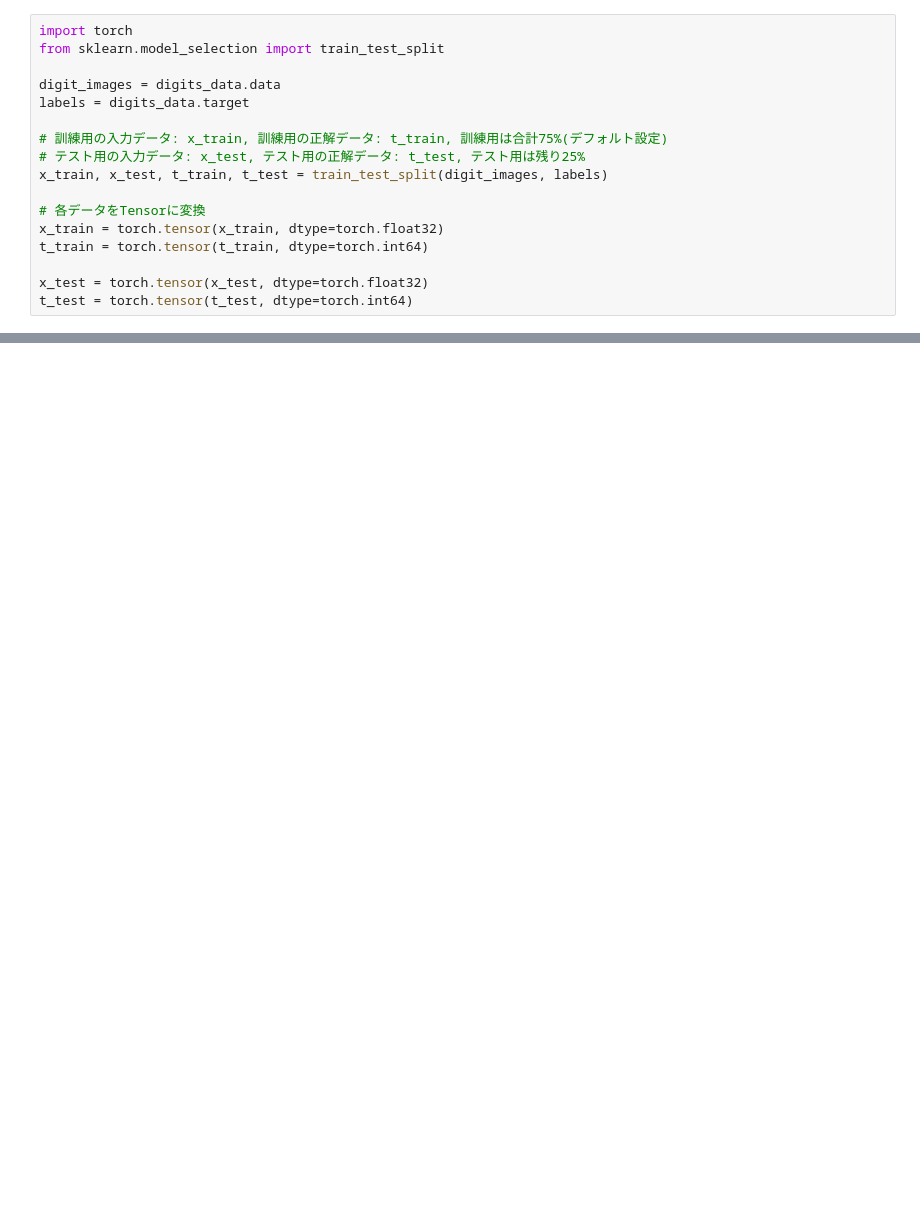
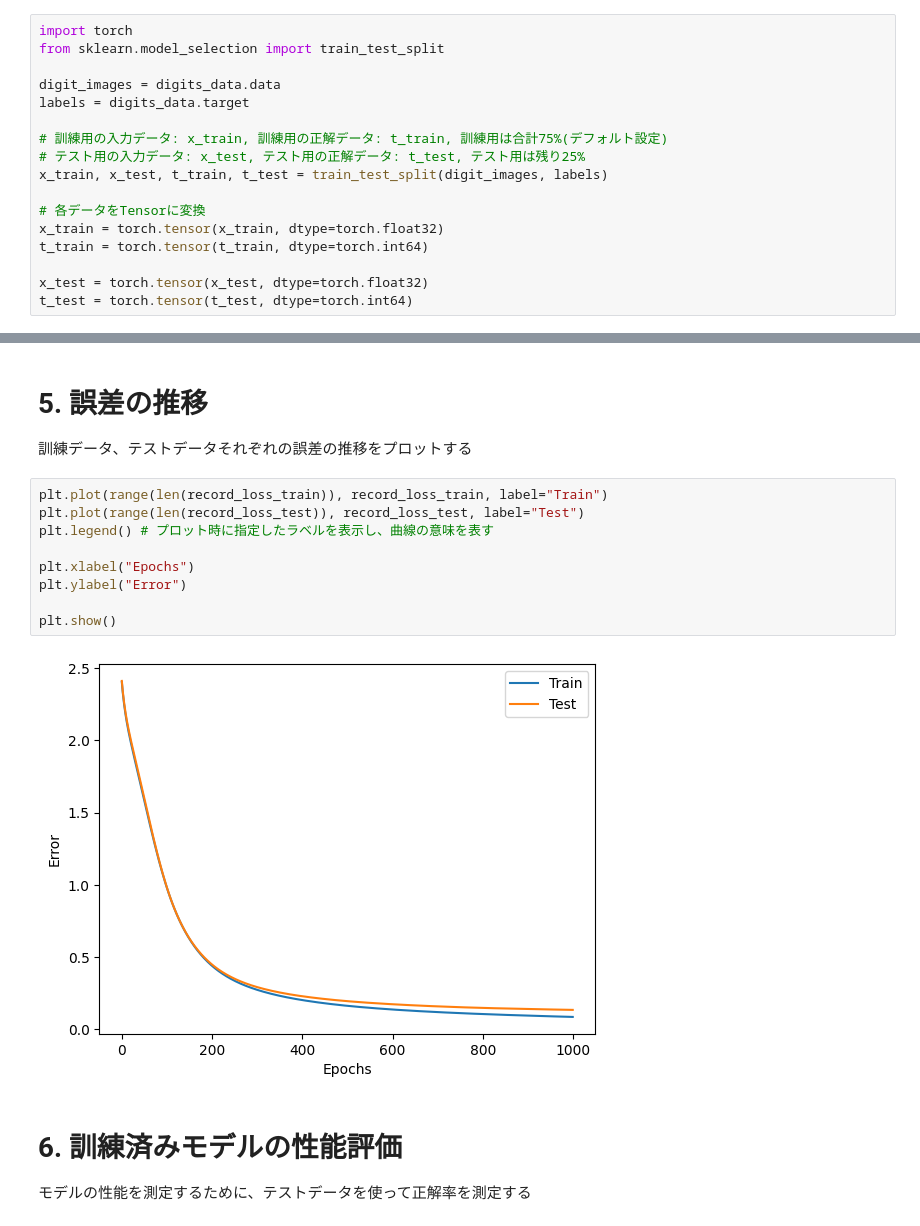
Before and after one commit to gusti-amber/udemy_pytorch, a Jupyter notebook: lecture/lec2_simple_dl.ipynb, the cells around one changed output, grey strips where cells are left out. Saved outputs shown, nothing was run; the diff lists cells and outputs as text; blank space fills up the shorter version.

```diff
--- a/lecture/lec2_simple_dl.ipynb
+++ b/lecture/lec2_simple_dl.ipynb
@@ -67,0 +127,17 @@ Sequential(
+# %% [markdown]
+# 5. 誤差の推移
+訓練データ、テストデータそれぞれの誤差の推移をプロットする
+# %%
+plt.plot(range(len(record_loss_train)), record_loss_train, label="Train")
+plt.plot(range(len(record_loss_test)), record_loss_test, label="Test")
+plt.legend() # プロット時に指定したラベルを表示し、曲線の意味を表す
+
+plt.xlabel("Epochs")
+plt.ylabel("Error")
+
+plt.show()
+# %% [output]
+[figure, added]
+# %% [markdown]
+# 6. 訓練済みモデルの性能評価
+モデルの性能を測定するために、テストデータを使って正解率を測定する
```
Also changed, not shown: parts of 10 cells of this notebook.
